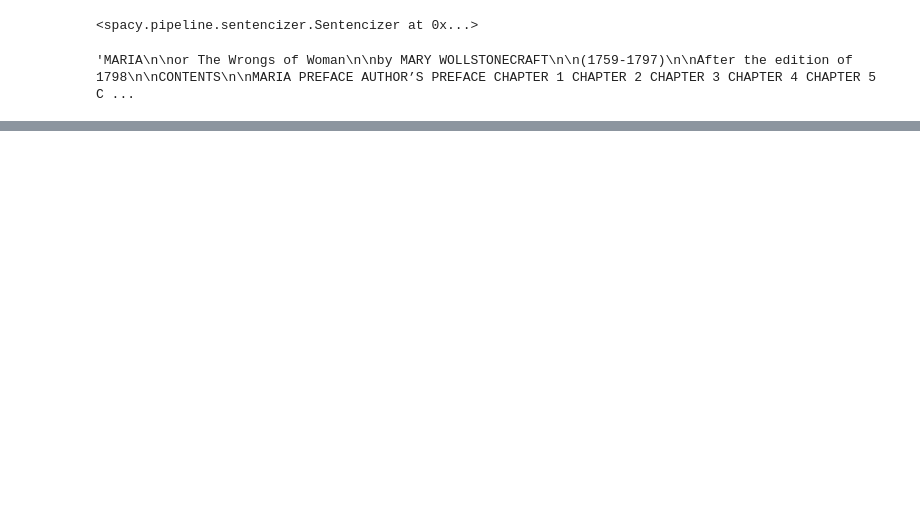
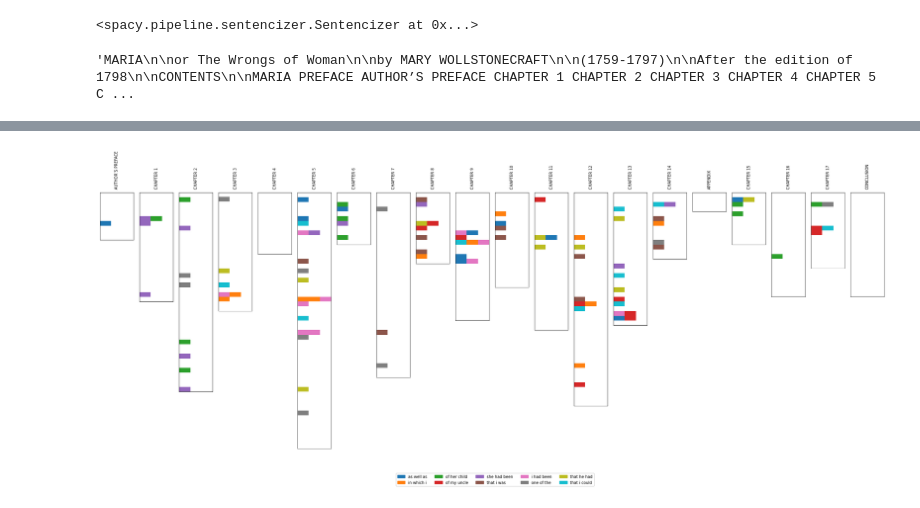
Before and after one commit to jruedas1/digital-humanities-literary-analysis, a Jupyter notebook: notebooks/exploratory-notebook-5-ngrams.ipynb, the cells around one changed output, grey strips where cells are left out. Drawn from its saved outputs; the diff is of its cells as text; code cells hidden in the pictures; blank space fills up the shorter version.

```diff
--- a/notebooks/exploratory-notebook-5-ngrams.ipynb
+++ b/notebooks/exploratory-notebook-5-ngrams.ipynb
@@ -214,0 +550,6 @@ freq
+# %%
+_11_20 = top_trigrams_across_chapters(chapter_paragraphs, offset=10, n=10)
+fig = plot_trigram_pattern_grid(chapter_paragraphs, _11_20)
+fig.savefig("trigram_grid_11_20.png", dpi=300, bbox_inches="tight")
+# %% [output]
+[figure, added]
```
Also changed, not shown: parts of 40 cells of this notebook, 25 other files.
